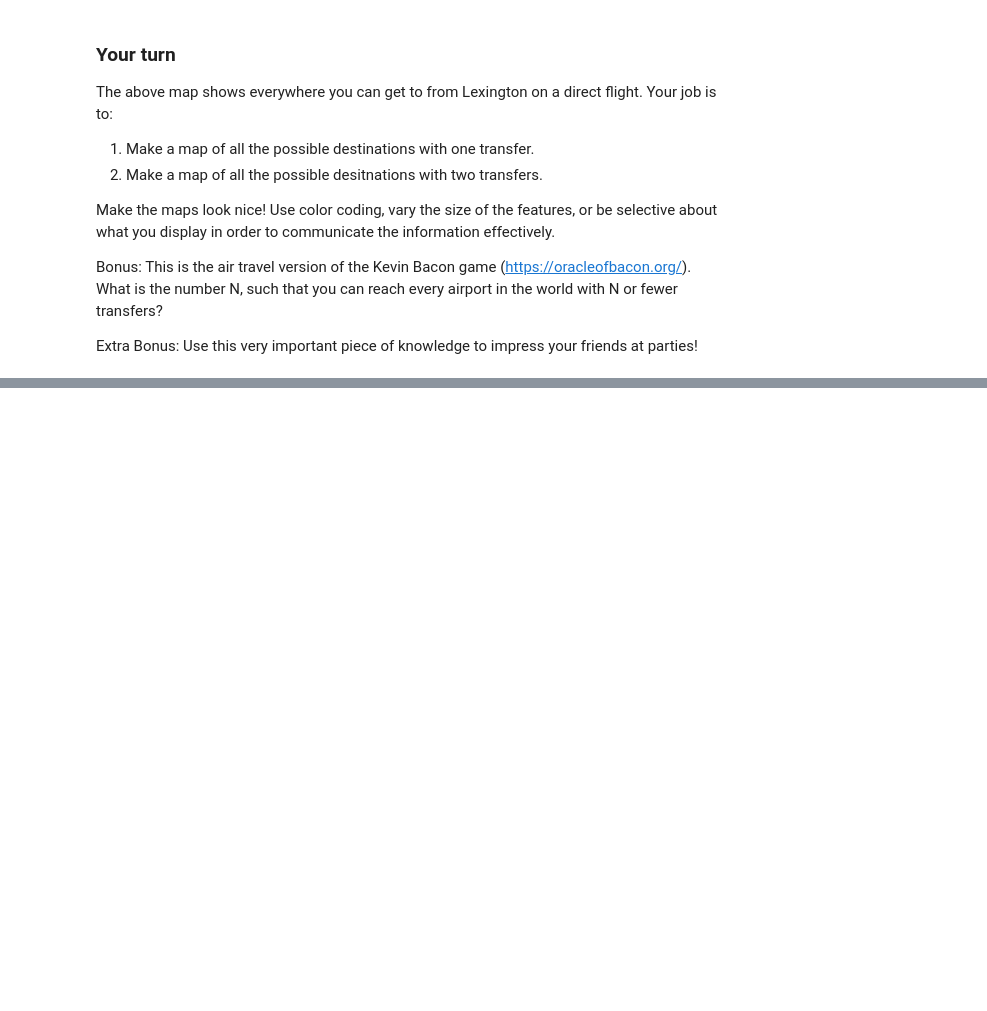
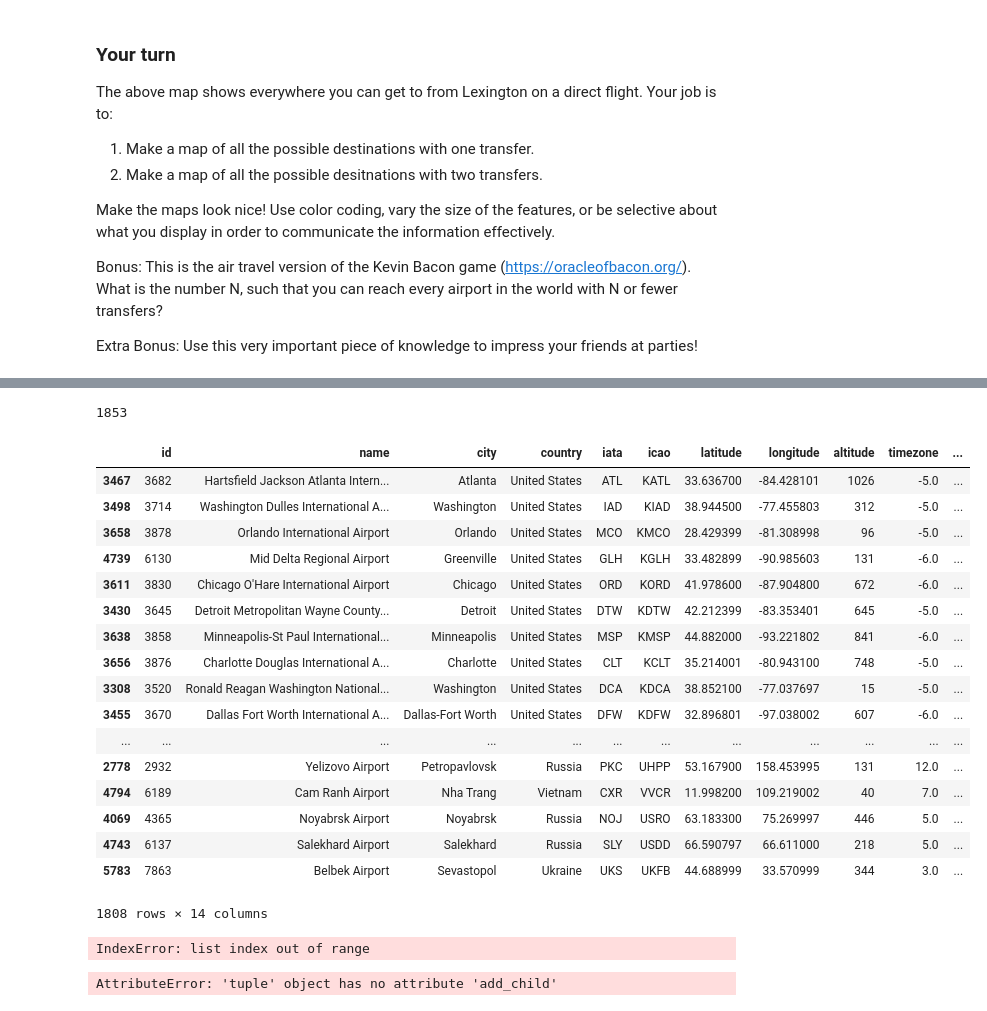
Before and after one commit to awob222/ce599, a Jupyter notebook: 09-Mapping/interactive-mapping.ipynb, the cells around one changed output, grey strips where cells are left out. Cells and saved outputs as stored; diff of their text form; code cells hidden in the pictures; blank space fills up the shorter version.

```diff
--- a/09-Mapping/interactive-mapping.ipynb
+++ b/09-Mapping/interactive-mapping.ipynb
@@ -533,0 +627,30 @@ lex_routes1
+# %%
+kentucky2 = list(transfer2)
+len(kentucky2)
+# %% [output]
+1853
+# %%
+routescombination2 = pd.DataFrame(columns=['id', 'name', 'city', 'country', 'iata', 'icao', 'latitude', 'longitude', 'altitude','timezone', 'dst', 'tz', 'type', 'source'])
+for i in range(len(kentucky2)):
+    lexingtonroutes = airports[(airports['iata']==str(kentucky2[i]))]
+    routescombination2 = routescombination2.append(lexingtonroutes)
+routescombination2
+# %% [output]
+|  | id | name | city | country | iata | icao | latitude | longitude | altitude | timezone | ... |
+| 3467 | 3682 | Hartsfield Jackson Atlanta Intern... | Atlanta | United States | ATL | KATL | 33.636700 | -84.428101 | 1026 | -5.0 | ... |
+| 3498 | 3714 | Washington Dulles International A... | Washington | United States | IAD | KIAD | 38.944500 | -77.455803 | 312 | -5.0 | ... |
+| 3658 | 3878 | Orlando International Airport | Orlando | United States | MCO | KMCO | 28.429399 | -81.308998 | 96 | -5.0 | ... |
+| 4739 | 6130 | Mid Delta Regional Airport | Greenville | United States | GLH | KGLH | 33.482899 | -90.985603 | 131 | -6.0 | ... |
+| 3611 | 3830 | Chicago O'Hare International Airport | Chicago | United States | ORD | KORD | 41.978600 | -87.904800 | 672 | -6.0 | ... |
+| 3430 | 3645 | Detroit Metropolitan Wayne County... | Detroit | United States | DTW | KDTW | 42.212399 | -83.353401 | 645 | -5.0 | ... |
+| 3638 | 3858 | Minneapolis-St Paul International... | Minneapolis | United States | MSP | KMSP | 44.882000 | -93.221802 | 841 | -6.0 | ... |
+| 3656 | 3876 | Charlotte Douglas International A... | Charlotte | United States | CLT | KCLT | 35.214001 | -80.943100 | 748 | -5.0 | ... |
+| 3308 | 3520 | Ronald Reagan Washington National... | Washington | United States | DCA | KDCA | 38.852100 | -77.037697 | 15 | -5.0 | ... |
+| 3455 | 3670 | Dallas Fort Worth International A... | Dallas-Fort Worth | United States | DFW | KDFW | 32.896801 | -97.038002 | 607 | -6.0 | ... |
+| ... | ... | ... | ... | ... | ... | ... | ... | ... | ... | ... | ... |
+| 2778 | 2932 | Yelizovo Airport | Petropavlovsk | Russia | PKC | UHPP | 53.167900 | 158.453995 | 131 | 12.0 | ... |
+| 4794 | 6189 | Cam Ranh Airport | Nha Trang | Vietnam | CXR | VVCR | 11.998200 | 109.219002 | 40 | 7.0 | ... |
+| 4069 | 4365 | Noyabrsk Airport | Noyabrsk | Russia | NOJ | USRO | 63.183300 | 75.269997 | 446 | 5.0 | ... |
+| 4743 | 6137 | Salekhard Airport | Salekhard | Russia | SLY | USDD | 66.590797 | 66.611000 | 218 | 5.0 | ... |
+| 5783 | 7863 | Belbek Airport | Sevastopol | Ukraine | UKS | UKFB | 44.688999 | 33.570999 | 344 | 3.0 | ... |
+1808 rows × 14 columns
@@ -533,0 +659,12 @@ lex_routes1
+# %%
+geolist = routecombination[["latitude","longitude"]].values.tolist()
+labels = routecombination["city"].values.tolist()
+
+lextransfer1 = folium.Map(location=location, zoom_start=3)
+for point in range(len(locationlist)):
+    popup = folium.Popup(labels[point], parse_html=True)
+    folium.Marker(geolist[point], popup=popup).add_to(lextransfer1)
+
+lextransfer1
+# %% [output]
+IndexError: list index out of range
@@ -533,0 +675,12 @@ lex_routes1
+# %%
+geolist2 = routescombination2[["latitude","longitude"]].values.tolist()
+labels = routescombination2["city"].values.tolist()
+
+lex_air_2_transfers = folium.Map(location=geography2, zoom_start=2)
+for point in range(len(geolist2)):
+    popup = folium.Popup(labels[point], parse_html=True)
+    folium.Marker(geolist2[point], popup=popup).add_to(lextransfer2)
+
+lextransfer2
+# %% [output]
+AttributeError: 'tuple' object has no attribute 'add_child'
```
Also changed, not shown: parts of 23 cells of this notebook, 4 other files.
